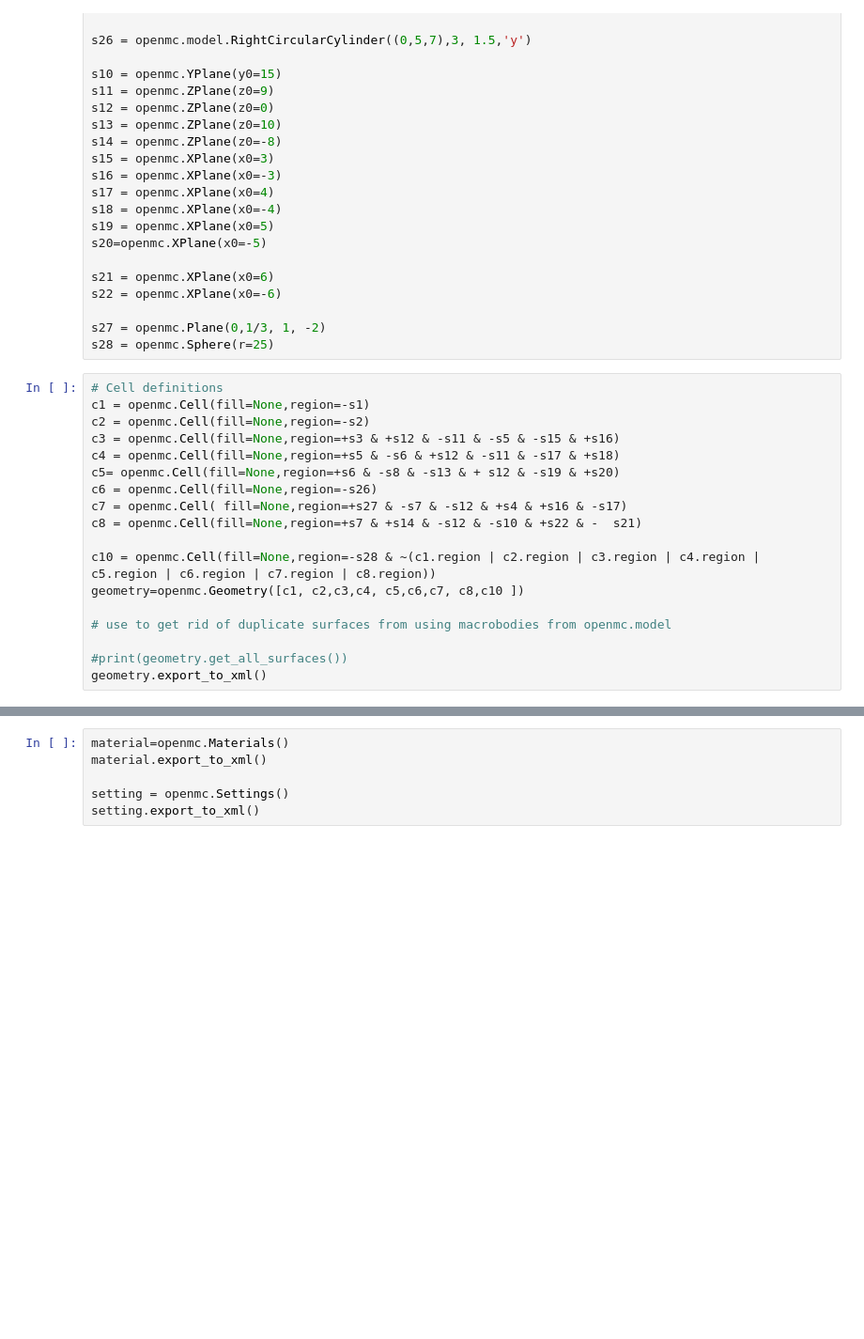
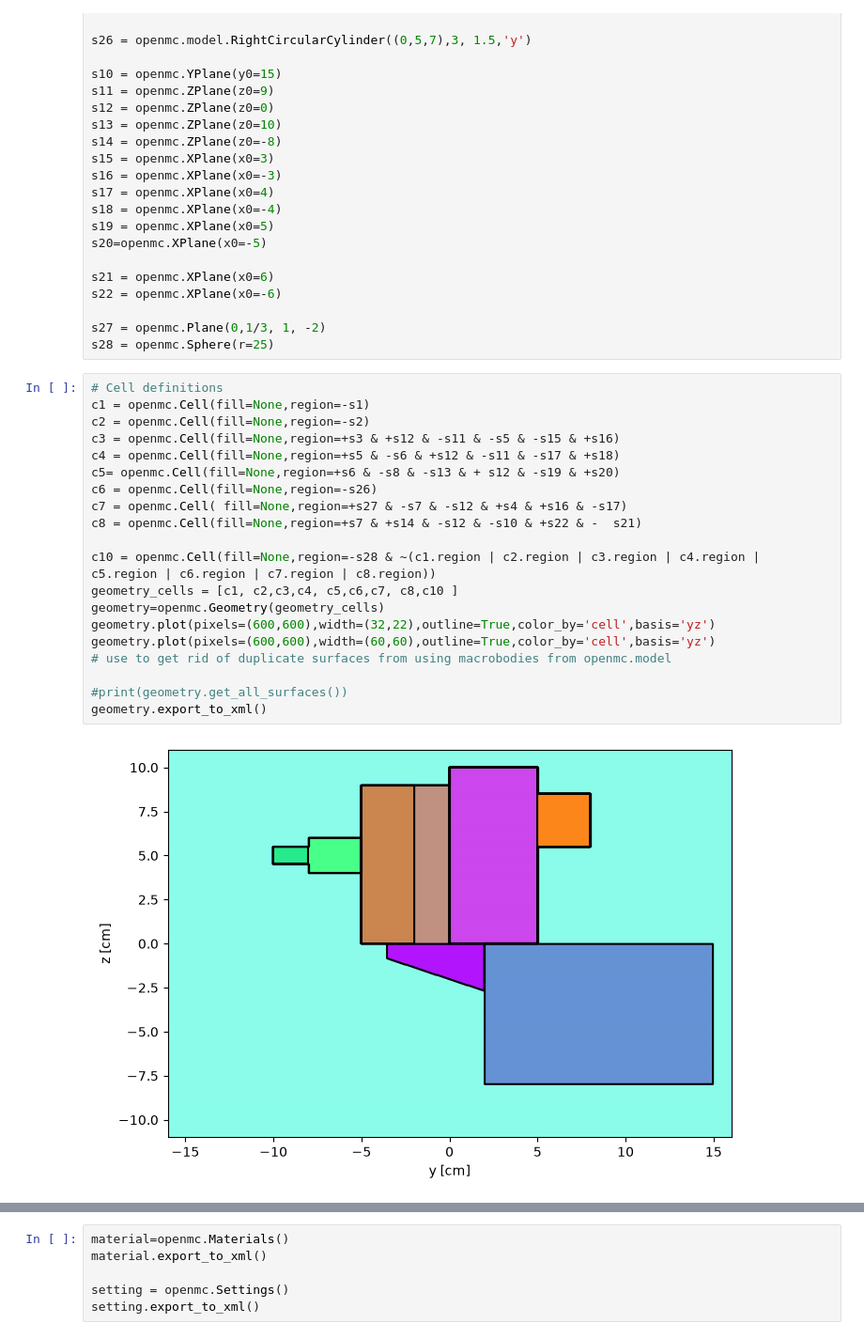
Before and after one commit to johvincau/mcnp-primer-to-openmc, a Jupyter notebook: ex13_complicated_geom.ipynb, the cells around one changed output, grey strips where cells are left out. Shown at 94% size. Cells and saved outputs as stored; diff of their text form; blank space fills up the shorter version.

```diff
--- a/ex13_complicated_geom.ipynb
+++ b/ex13_complicated_geom.ipynb
@@ -38,18 +38,22 @@ s28 = openmc.Sphere(r=25)
 # %%
 # Cell definitions
 c1 = openmc.Cell(fill=None,region=-s1)
 c2 = openmc.Cell(fill=None,region=-s2)
 c3 = openmc.Cell(fill=None,region=+s3 & +s12 & -s11 & -s5 & -s15 & +s16)
 c4 = openmc.Cell(fill=None,region=+s5 & -s6 & +s12 & -s11 & -s17 & +s18)
 c5= openmc.Cell(fill=None,region=+s6 & -s8 & -s13 & + s12 & -s19 & +s20)
 c6 = openmc.Cell(fill=None,region=-s26)
 c7 = openmc.Cell( fill=None,region=+s27 & -s7 & -s12 & +s4 & +s16 & -s17)
 c8 = openmc.Cell(fill=None,region=+s7 & +s14 & -s12 & -s10 & +s22 & -  s21)
 
 c10 = openmc.Cell(fill=None,region=-s28 & ~(c1.region | c2.region | c3.region | c4.region | c5.region | c6.region | c7.region | c8.region))
-geometry=openmc.Geometry([c1, c2,c3,c4, c5,c6,c7, c8,c10 ])
-
+geometry_cells = [c1, c2,c3,c4, c5,c6,c7, c8,c10 ]
+geometry=openmc.Geometry(geometry_cells)
+geometry.plot(pixels=(600,600),width=(32,22),outline=True,color_by='cell',basis='yz')
+geometry.plot(pixels=(600,600),width=(60,60),outline=True,color_by='cell',basis='yz')
 # use to get rid of duplicate surfaces from using macrobodies from openmc.model
 
 #print(geometry.get_all_surfaces())
 geometry.export_to_xml()
+# %% [output]
+[figure, added]
```
Also changed, not shown: parts of 2 cells of this notebook, 15 other files.
